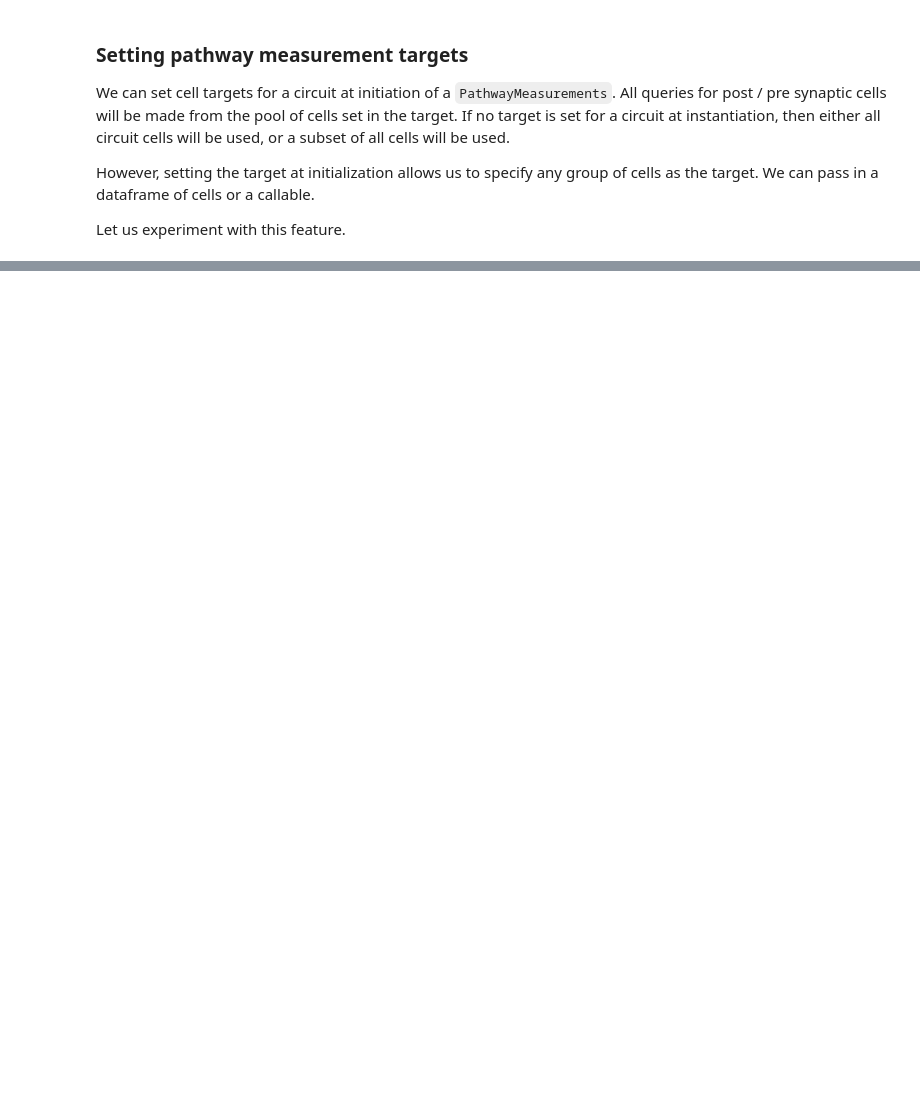
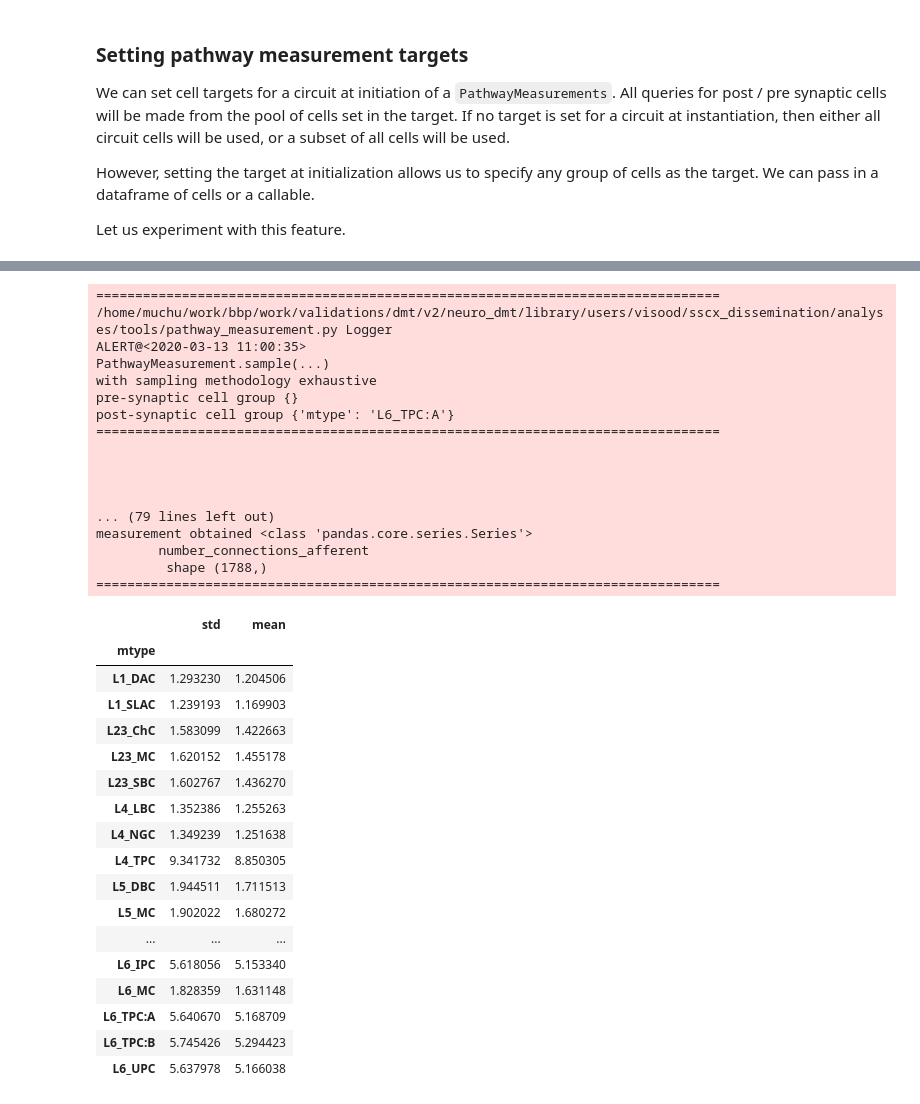
Before and after one commit to BlueBrain/DMT, a Jupyter notebook: v2/neuro_dmt/library/users/visood/sscx_dissemination/analyses/notebooks/sscx-analysis.ipynb, the cells around one changed output, grey strips where cells are left out. Drawn from its saved outputs; the diff is of its cells as text; code cells hidden in the pictures; blank space fills up the shorter version.

```diff
--- a/v2/neuro_dmt/library/users/visood/sscx_dissemination/analyses/notebooks/sscx-analysis.ipynb
+++ b/v2/neuro_dmt/library/users/visood/sscx_dissemination/analyses/notebooks/sscx-analysis.ipynb
@@ -1482,0 +1649,47 @@ ImportError: cannot import name 'AdapterInterface' from 'neuro_dmt.library.users
+# %%
+summary_nca =\
+    affdeg_batch.collector(
+        aggregate=affdeg_batch.pandamonad.moments,
+        transform=lambda df: pd.Series({
+                 "std": np.sqrt(df._sum_2 / df._count),
+                 "mean": df._sum_1 / df._count}),
+        prefixed=False)
+summary_nca(
+    adapter, circuit_model,
+    post_synaptic_cell_group={"mtype": "L6_TPC:A"})
+# %% [output]
+================================================================================
+/home/muchu/work/bbp/work/validations/dmt/v2/neuro_dmt/library/users/visood/sscx_dissemination/analyses/tools/pathway_measurement.py Logger
+ALERT@<2020-03-13 11:00:35>
+PathwayMeasurement.sample(...)
+with sampling methodology exhaustive
+pre-synaptic cell group {}
+post-synaptic cell group {'mtype': 'L6_TPC:A'}
+================================================================================
+
+
+
+
+... (79 lines left out)
+measurement obtained <class 'pandas.core.series.Series'>
+        number_connections_afferent
+         shape (1788,)
+================================================================================
+|  | std | mean |
+| mtype |  |  |
+| L1_DAC | 1.293230 | 1.204506 |
+| L1_SLAC | 1.239193 | 1.169903 |
+| L23_ChC | 1.583099 | 1.422663 |
+| L23_MC | 1.620152 | 1.455178 |
+| L23_SBC | 1.602767 | 1.436270 |
+| L4_LBC | 1.352386 | 1.255263 |
+| L4_NGC | 1.349239 | 1.251638 |
+| L4_TPC | 9.341732 | 8.850305 |
+| L5_DBC | 1.944511 | 1.711513 |
+| L5_MC | 1.902022 | 1.680272 |
+| ... | ... | ... |
+| L6_IPC | 5.618056 | 5.153340 |
+| L6_MC | 1.828359 | 1.631148 |
+| L6_TPC:A | 5.640670 | 5.168709 |
+| L6_TPC:B | 5.745426 | 5.294423 |
+| L6_UPC | 5.637978 | 5.166038 |
```
Also changed, not shown: parts of 10 cells of this notebook, 2 other files.
